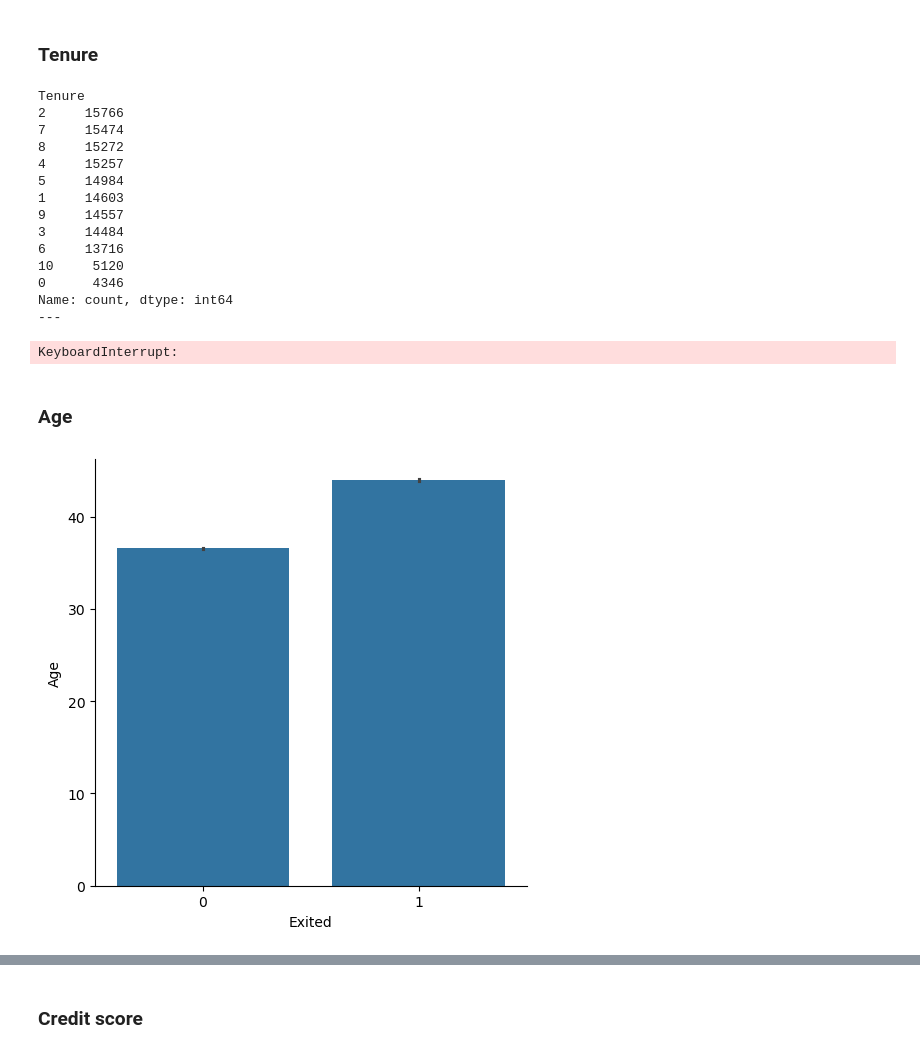
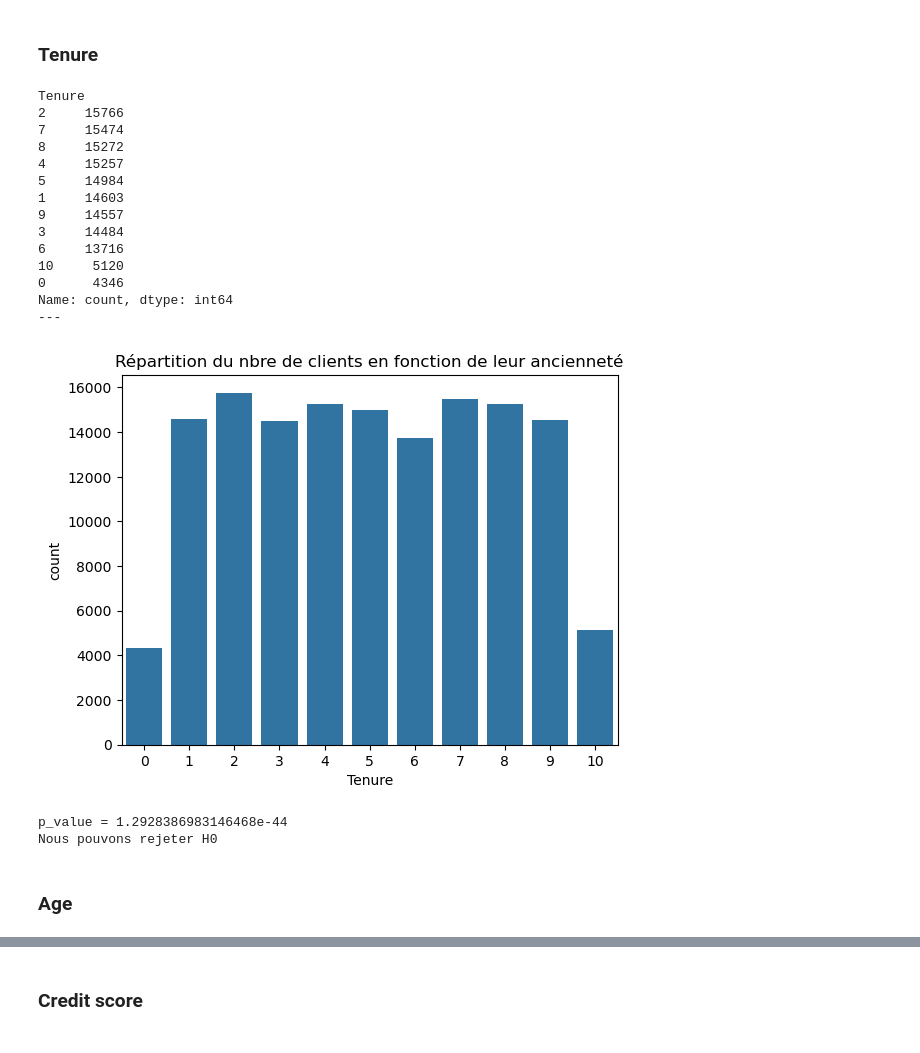
Before and after one commit to olivierbachard/bank_churn_classification, a Jupyter notebook: analysis.ipynb, the cells around one changed output, grey strips where cells are left out. Cells and saved outputs as stored; diff of their text form; code cells hidden in the pictures.

```diff
--- a/analysis.ipynb
+++ b/analysis.ipynb
@@ -72,17 +79,34 @@ print(p_value)
 0.0
 # %% [markdown]
 ### Tenure
+# %%
+df_tenure = df["Tenure"]
+print(df_tenure.value_counts())
+print("---")
+sns.barplot(df_tenure.value_counts())
+plt.title("Répartition du nbre de clients en fonction de leur ancienneté")
+plt.show()
+# %% [output]
+Tenure
+2     15766
+7     15474
+8     15272
+4     15257
+5     14984
+1     14603
+9     14557
+3     14484
+6     13716
+10     5120
+0      4346
+Name: count, dtype: int64
+---
+[figure, added]
 # %%
-df_tenure = df["Tenure"]
-print(df_tenure.value_counts())
-print("---")
-sns.barplot(df_tenure.value_counts())
-plt.show()
-
 # Test du chi2 pour vérifier que Tenure et Exited ne sont pas indépendante
 
 # Hypothèse H0
-# Il n'y a pas de relation entre le nombre d’années pendant lesquelles le client est avec la banque et s'il a résilié
+print("H0 :# Il n'y a pas de relation entre le nombre d’années pendant lesquelles le client est avec la banque et s'il a résilié")
 
 alpha = 0.02
 contingency_table = pd.crosstab(df_tenure, df_exited)
@@ -93,29 +117,9 @@ if(p_value < alpha):
 else:
    print("Nous n'avons pas suffisamment d'éléments pour rejeter H0")
 
-# Les 2 variables ne sont bien pas indépendantes l'une de l'autre
+# Les 2 variables ne sont bien dépendantes l'une de l'autre
 # %% [output]
-Tenure
-2     15766
-7     15474
-8     15272
-4     15257
-5     14984
-1     14603
-9     14557
-3     14484
-6     13716
-10     5120
-0      4346
-Name: count, dtype: int64
----
+p_value = 1.2928386983146468e-44
+Nous pouvons rejeter H0
-KeyboardInterrupt:
 # %% [markdown]
 ### Age
-# %%
-df_age = df["Age"]
-df_age.describe()
-sns.catplot(df, y="Age", x="Exited", kind="bar")
-plt.show()
-# %% [output]
-[figure, removed]
```
Also changed, not shown: parts of 42 cells of this notebook, 1 other file.
